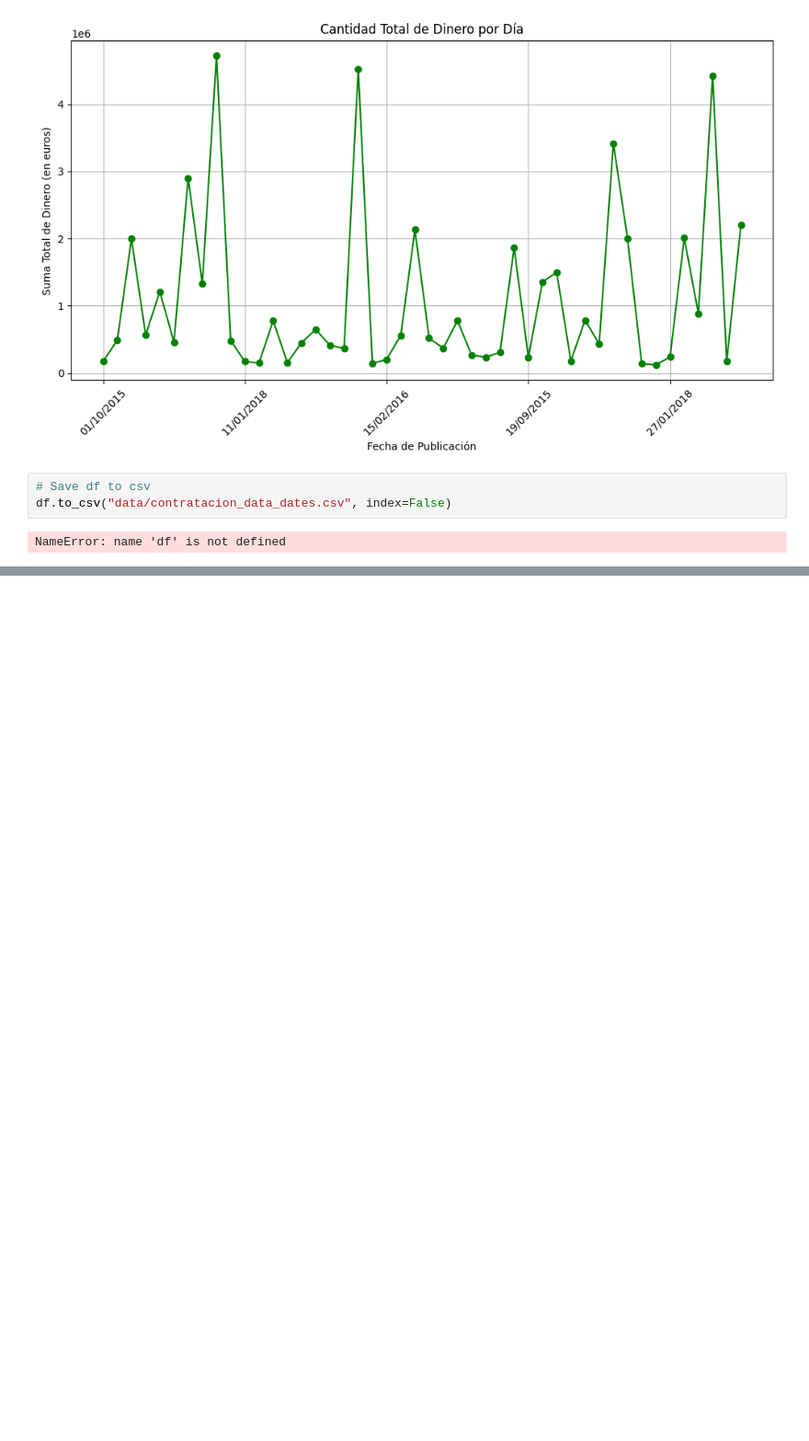
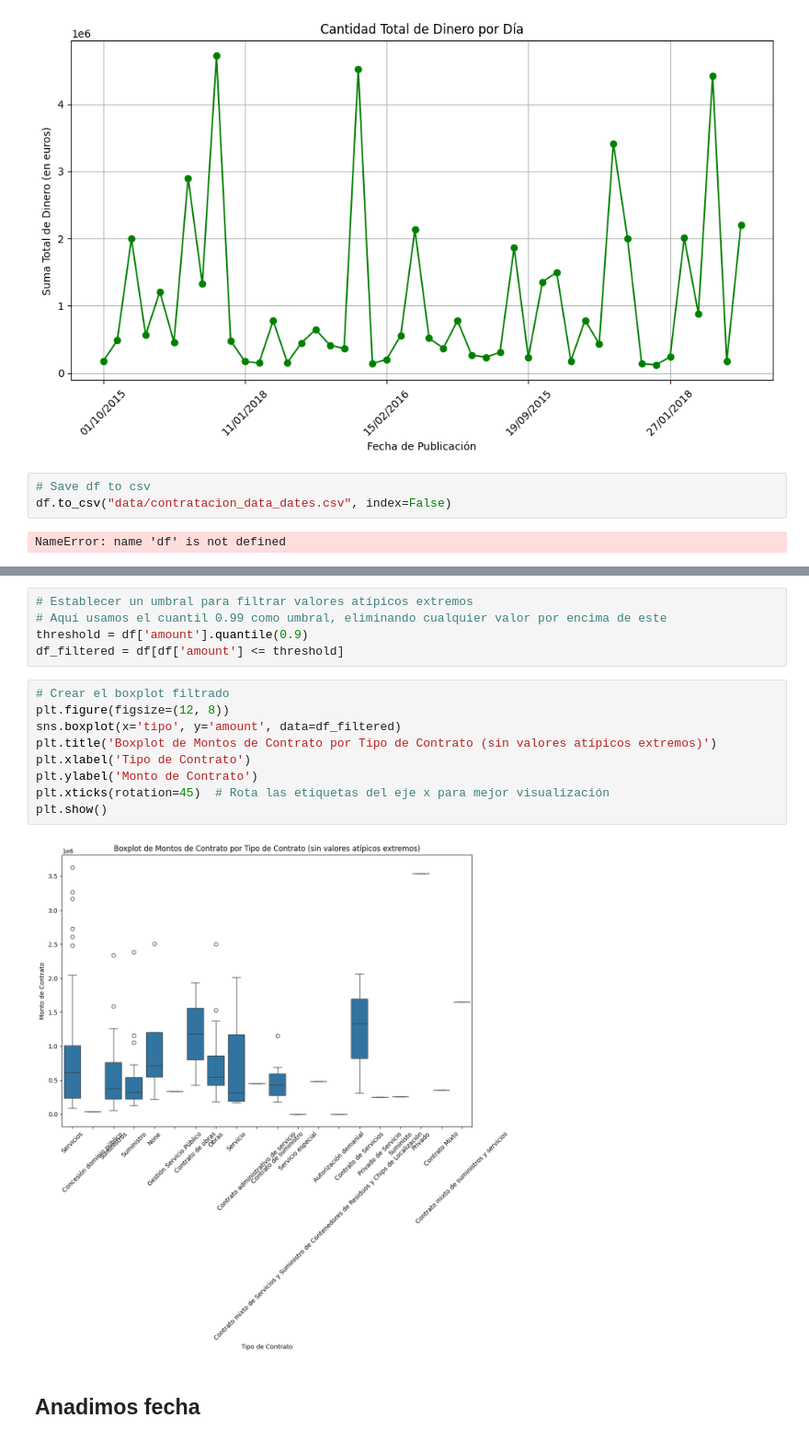
Before and after one commit to danmorper/NLP, a Jupyter notebook: licitaciones/analisis_datos.ipynb, the cells around one changed output, grey strips where cells are left out. Shown at 92% size. Saved outputs shown, nothing was run; the diff lists cells and outputs as text; blank space fills up the shorter version.

```diff
--- a/licitaciones/analisis_datos.ipynb
+++ b/licitaciones/analisis_datos.ipynb
@@ -237,0 +348,18 @@ NameError: name 'df' is not defined
+# %%
+# Establecer un umbral para filtrar valores atípicos extremos
+# Aquí usamos el cuantil 0.99 como umbral, eliminando cualquier valor por encima de este
+threshold = df['amount'].quantile(0.9)
+df_filtered = df[df['amount'] <= threshold]
+# %%
+# Crear el boxplot filtrado
+plt.figure(figsize=(12, 8))
+sns.boxplot(x='tipo', y='amount', data=df_filtered)
+plt.title('Boxplot de Montos de Contrato por Tipo de Contrato (sin valores atípicos extremos)')
+plt.xlabel('Tipo de Contrato')
+plt.ylabel('Monto de Contrato')
+plt.xticks(rotation=45)  # Rota las etiquetas del eje x para mejor visualización
+plt.show()
+# %% [output]
+[figure, added]
+# %% [markdown]
+## Anadimos fecha
```
Also changed, not shown: parts of 21 cells of this notebook, 10 other files.
